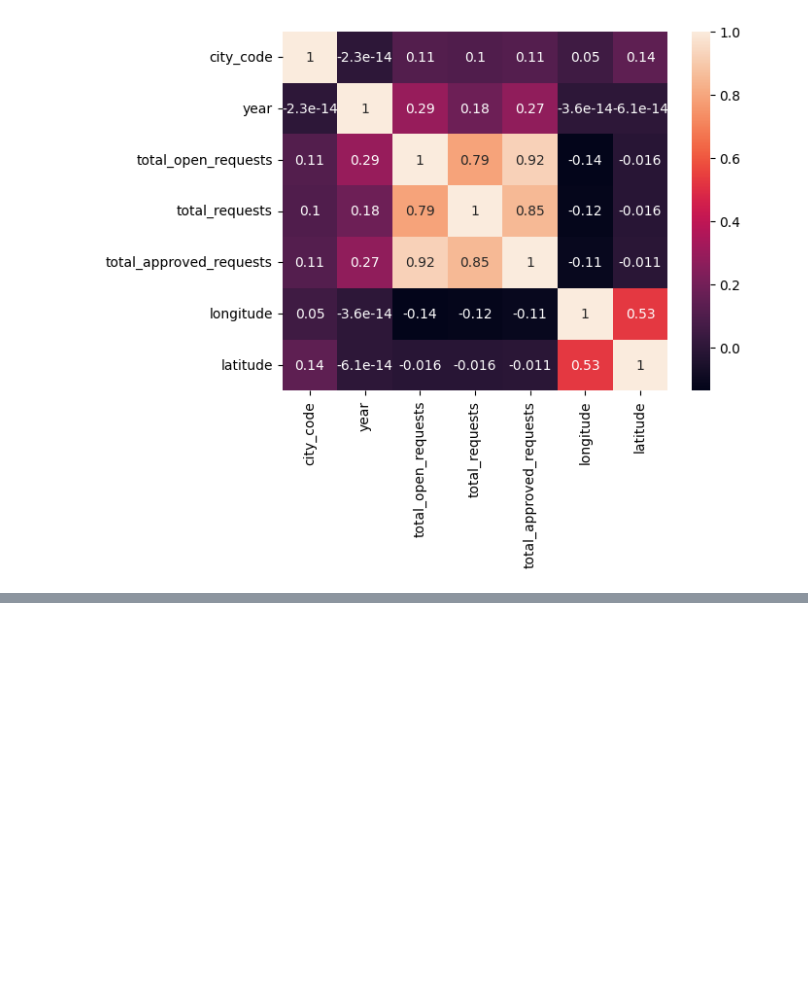
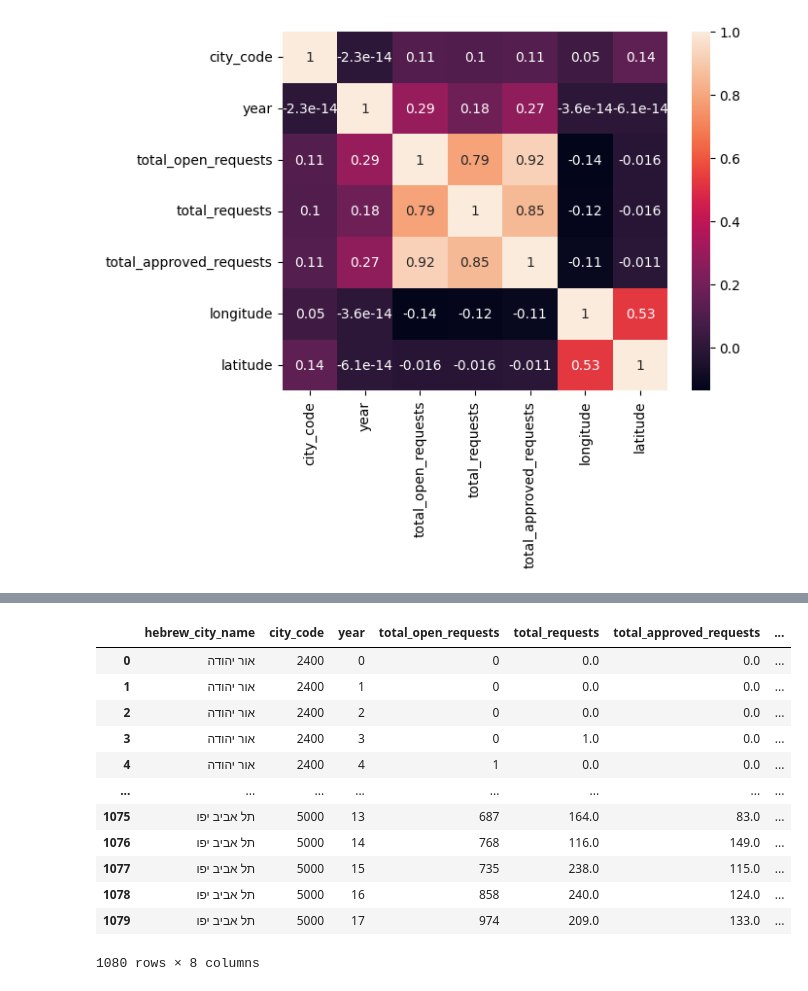
Before and after one commit to SaraShimon/Tama, a Jupyter notebook: predict_next_years_approved_requests_distribution/visualization/correlation_matrix.ipynb, the cells around one changed output, grey strips where cells are left out. Saved outputs shown, nothing was run; the diff lists cells and outputs as text; code cells hidden in the pictures; blank space fills up the shorter version.

```diff
--- a/predict_next_years_approved_requests_distribution/visualization/correlation_matrix.ipynb
+++ b/predict_next_years_approved_requests_distribution/visualization/correlation_matrix.ipynb
@@ -11,0 +39,18 @@ snc.heatmap(corr, annot=True)
+# %%
+# years normalization
+norm_tama_df['year'] = norm_tama_df['year'] - 2005
+norm_tama_df
+# %% [output]
+|  | hebrew_city_name | city_code | year | total_open_requests | total_requests | total_approved_requests | ... |
+| 0 | אור יהודה | 2400 | 0 | 0 | 0.0 | 0.0 | ... |
+| 1 | אור יהודה | 2400 | 1 | 0 | 0.0 | 0.0 | ... |
+| 2 | אור יהודה | 2400 | 2 | 0 | 0.0 | 0.0 | ... |
+| 3 | אור יהודה | 2400 | 3 | 0 | 1.0 | 0.0 | ... |
+| 4 | אור יהודה | 2400 | 4 | 1 | 0.0 | 0.0 | ... |
+| ... | ... | ... | ... | ... | ... | ... | ... |
+| 1075 | תל אביב יפו | 5000 | 13 | 687 | 164.0 | 83.0 | ... |
+| 1076 | תל אביב יפו | 5000 | 14 | 768 | 116.0 | 149.0 | ... |
+| 1077 | תל אביב יפו | 5000 | 15 | 735 | 238.0 | 115.0 | ... |
+| 1078 | תל אביב יפו | 5000 | 16 | 858 | 240.0 | 124.0 | ... |
+| 1079 | תל אביב יפו | 5000 | 17 | 974 | 209.0 | 133.0 | ... |
+1080 rows × 8 columns
```
Also changed, not shown: parts of 7 cells of this notebook.
